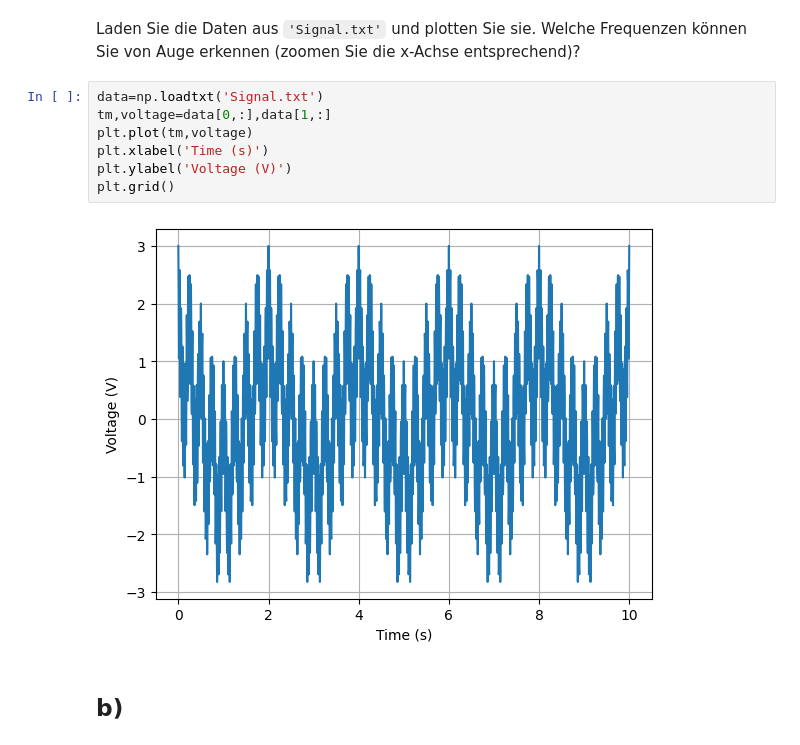
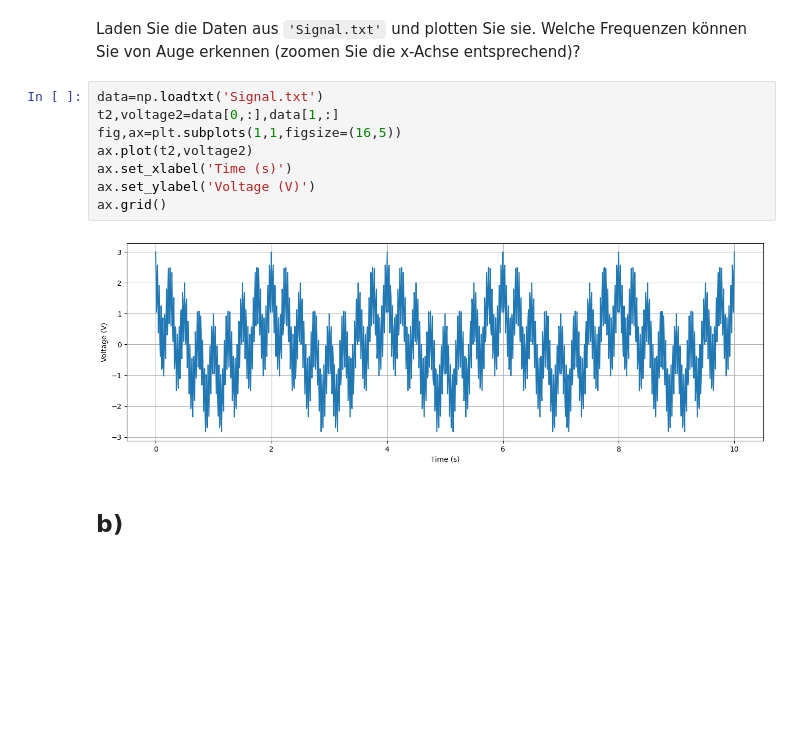
Before and after one commit to nundee/PatuAufgaben, a Jupyter notebook: Woche6/Aufgabenblatt _6.ipynb, the cells around one changed output. Drawn from its saved outputs; the diff is of its cells as text; blank space fills up the shorter version.

```diff
--- a/Woche6/Aufgabenblatt _6.ipynb
+++ b/Woche6/Aufgabenblatt _6.ipynb
@@ -118,13 +110,14 @@ die Sie auch in der Dokumentation von Numpy finden. Beachten Sie, dass der Normi
 Laden Sie die Daten aus `'Signal.txt'` und plotten Sie sie. Welche Frequenzen können Sie von Auge erkennen (zoomen Sie die x-Achse entsprechend)?
 # %%
 data=np.loadtxt('Signal.txt')
-tm,voltage=data[0,:],data[1,:]
-plt.plot(tm,voltage)
-plt.xlabel('Time (s)')
-plt.ylabel('Voltage (V)')
-plt.grid()
+t2,voltage2=data[0,:],data[1,:]
+fig,ax=plt.subplots(1,1,figsize=(16,5))
+ax.plot(t2,voltage2)
+ax.set_xlabel('Time (s)')
+ax.set_ylabel('Voltage (V)')
+ax.grid()
 # %% [output]
-[figure, old version]
+[figure, new version]
 # %% [markdown]
 ##  b)
 # %% [markdown]
```
Also changed, not shown: parts of 8 cells of this notebook, 1 other file.
